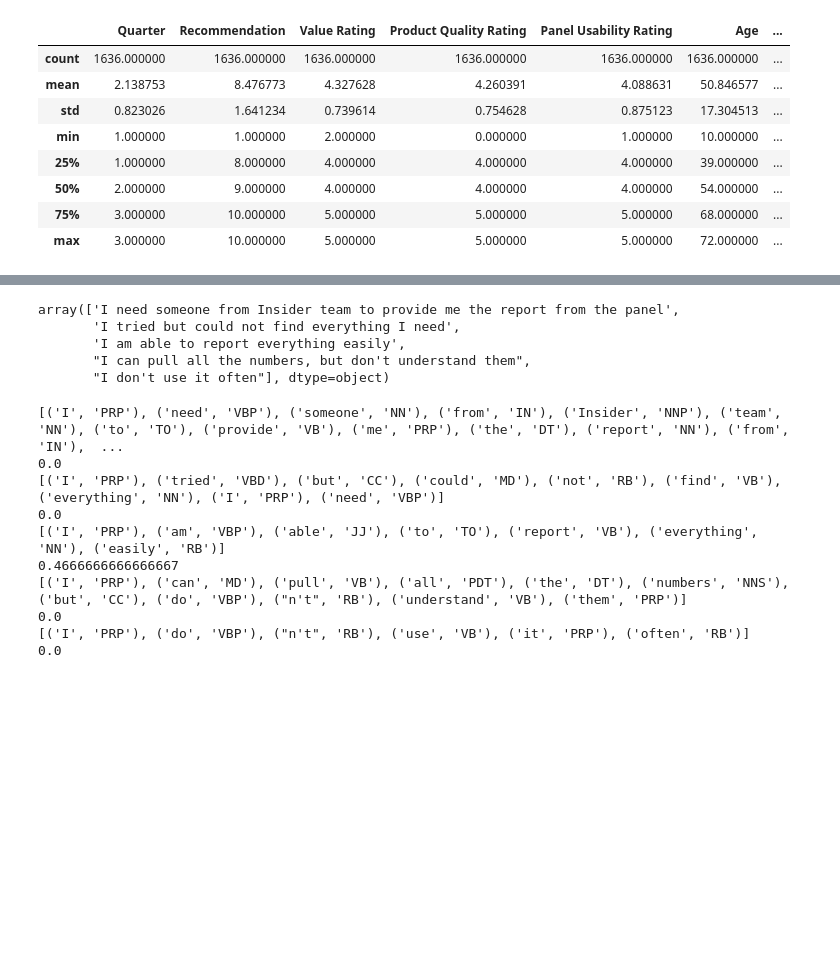
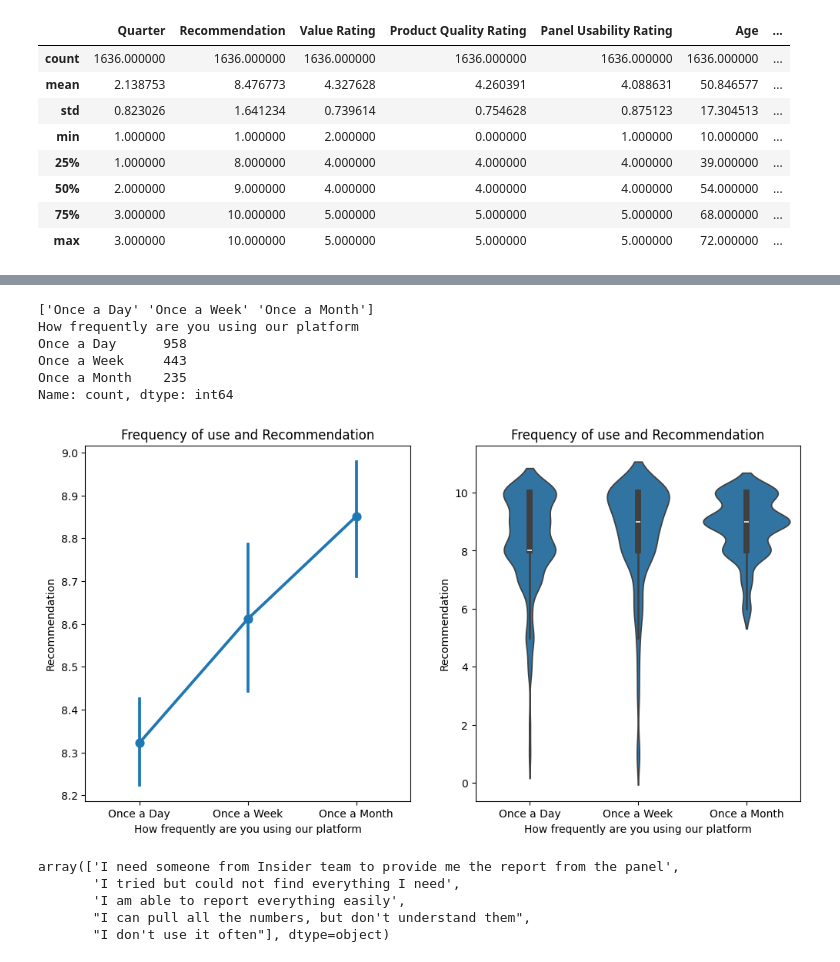
Before and after one commit to EfeDogan/datathon, a Jupyter notebook: main.ipynb, the cells around one changed output, grey strips where cells are left out. Cells and saved outputs as stored; diff of their text form; code cells hidden in the pictures; blank space fills up the shorter version.

```diff
--- a/main.ipynb
+++ b/main.ipynb
@@ -129,3 +159,32 @@ Name: count, dtype: int64
+# %%
+print(df['How frequently are you using our platform'].unique())
+print(df['How frequently are you using our platform'].value_counts())
+
+fig, axes = plt.subplots(1, 2, figsize=(12, 6))
+axes[0].set_title('Frequency of use and Recommendation')
+axes[1].set_title('Frequency of use and Recommendation')
+
+# Pointplot
+sns.pointplot(x="How frequently are you using our platform",
+            y="Recommendation",
+            data=df,
+            ax=axes[0])
+
+#Violinplot
+sns.violinplot(x="How frequently are you using our platform",
+            y="Recommendation",
+            data=df,
+            ax=axes[1])
+
+plt.show()
+# %% [output]
+['Once a Day' 'Once a Week' 'Once a Month']
+How frequently are you using our platform
+Once a Day      958
+Once a Week     443
+Once a Month    235
+Name: count, dtype: int64
+[figure, added]
 # %%
 df['Reporting Understanding'].unique()
 # %% [output]
@@ -135,29 +194,11 @@ array(['I need someone from Insider team to provide me the report from the panel
        "I can pull all the numbers, but don't understand them",
        "I don't use it often"], dtype=object)
 # %%
-text_array = ['I need someone from Insider team to provide me the report from the panel',
-       'I tried but could not find everything I need',
-       'I am able to report everything easily',
-       "I can pull all the numbers, but don't understand them",
-       "I don't use it often"]
-for i in text_array:
-    text = i
-    blob_text = tb(text)
-    tags = blob_text.tags
-    print(tags)
-
-    # sentiment analysis
-    sentiment = blob_text.sentiment
-    polarity = sentiment.polarity
-    print(polarity)
+# Denenebilir
+feedbacks = {
+    "I need someone from Insider team to provide me the report from the panel": 2,
+    "I tried but could not find everything I need": 3,
+    "I am able to report everything easily": 5,
+    "I can pull all the numbers, but don't understand them": 3,
+    "I don't use it often": 2
+}
-# %% [output]
-[('I', 'PRP'), ('need', 'VBP'), ('someone', 'NN'), ('from', 'IN'), ('Insider', 'NNP'), ('team', 'NN'), ('to', 'TO'), ('provide', 'VB'), ('me', 'PRP'), ('the', 'DT'), ('report', 'NN'), ('from', 'IN'),  ...
-0.0
-[('I', 'PRP'), ('tried', 'VBD'), ('but', 'CC'), ('could', 'MD'), ('not', 'RB'), ('find', 'VB'), ('everything', 'NN'), ('I', 'PRP'), ('need', 'VBP')]
-0.0
-[('I', 'PRP'), ('am', 'VBP'), ('able', 'JJ'), ('to', 'TO'), ('report', 'VB'), ('everything', 'NN'), ('easily', 'RB')]
-0.4666666666666667
-[('I', 'PRP'), ('can', 'MD'), ('pull', 'VB'), ('all', 'PDT'), ('the', 'DT'), ('numbers', 'NNS'), ('but', 'CC'), ('do', 'VBP'), ("n't", 'RB'), ('understand', 'VB'), ('them', 'PRP')]
-0.0
-[('I', 'PRP'), ('do', 'VBP'), ("n't", 'RB'), ('use', 'VB'), ('it', 'PRP'), ('often', 'RB')]
-0.0
```
Also changed, not shown: parts of 6 cells of this notebook.
